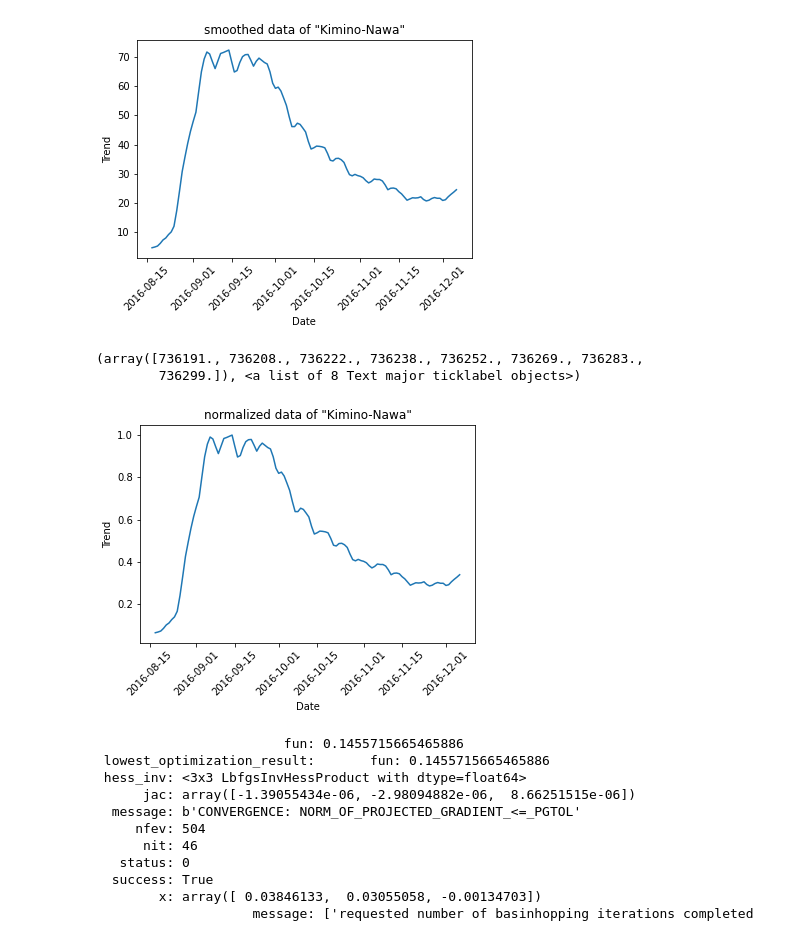
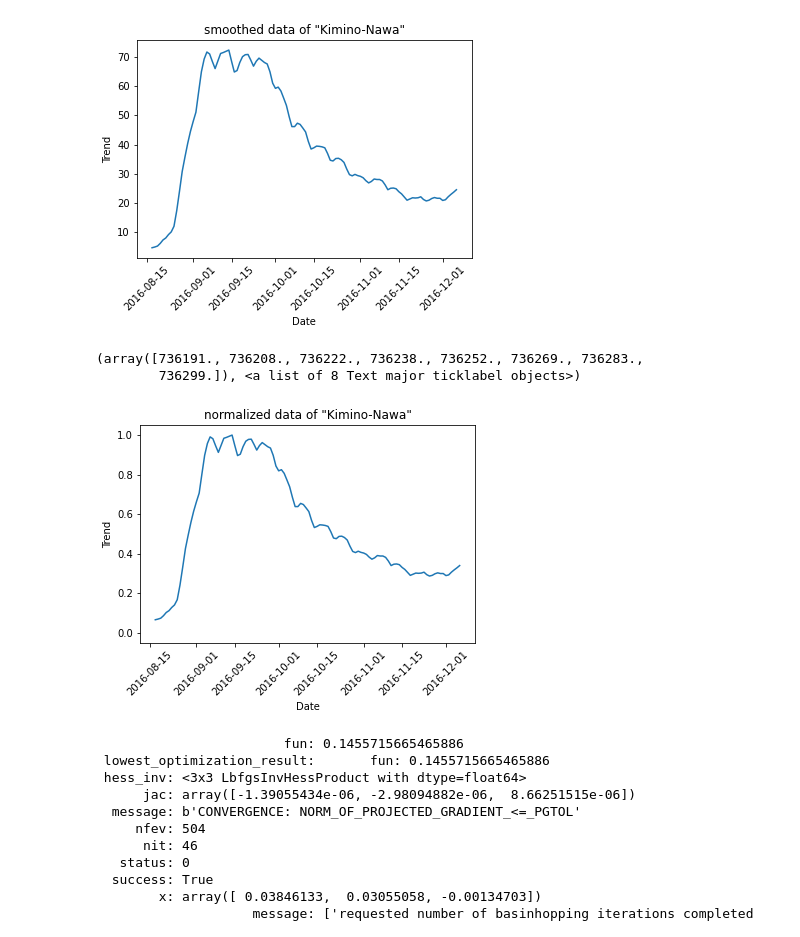
Before and after one commit to ShuichiroTsuda/TrendModel, a Jupyter notebook: TrendModel(君の名は).ipynb, the cells around one changed output. Drawn from its saved outputs; the diff is of its cells as text; code cells hidden in the pictures.

```diff
--- a/TrendModel(君の名は).ipynb
+++ b/TrendModel(君の名は).ipynb
@@ -61,14 +61,15 @@ plt.xticks(rotation=45)
 # %%
 df['normal'] = df['rolling'] / np.max(df['rolling'])
 plt.plot(df['normal'])
 plt.title('normalized data of "Kimino-Nawa"')
+plt.ylim(-0.05, 1.05)
 plt.xlabel('Date')
 plt.ylabel('Trend')
 plt.xticks(rotation=45)
 # %% [output]
 (array([736191., 736208., 736222., 736238., 736252., 736269., 736283.,
         736299.]), <a list of 8 Text major ticklabel objects>)
-[figure, old version]
+[figure, new version]
 # %%
 def model1(pars, T, init, DT=1E-1):
     def model1_diff(Y):
```
Also changed, not shown: parts of 2 cells of this notebook.
